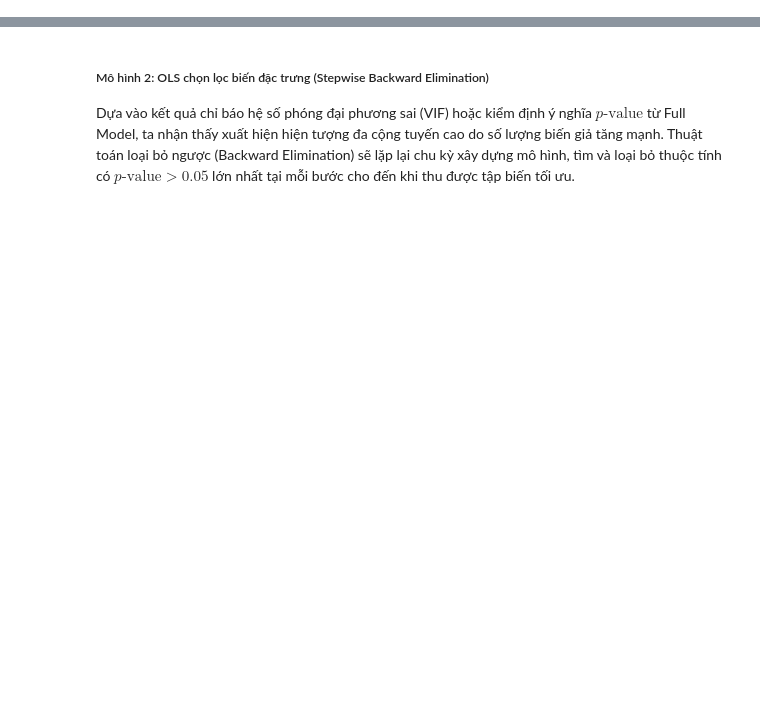
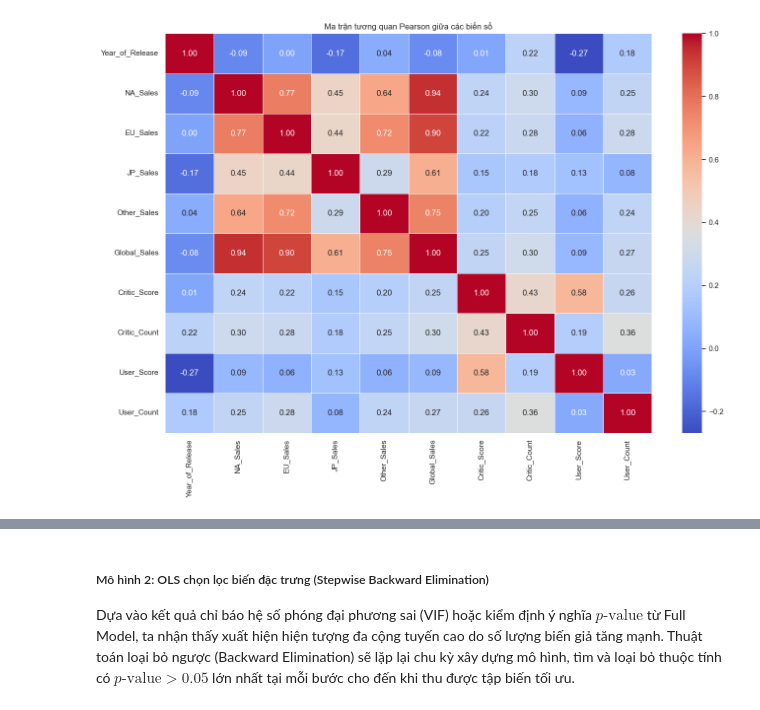
Before and after one commit to khiemhenry-06/khiemhenry-06-DoAn2_TUDTK_DataFitting_OLS, a Jupyter notebook: part2/part2_notebook.ipynb, the cells around one changed output, grey strips where cells are left out. Saved outputs shown, nothing was run; the diff lists cells and outputs as text; code cells hidden in the pictures; blank space fills up the shorter version.

```diff
--- a/part2/part2_notebook.ipynb
+++ b/part2/part2_notebook.ipynb
@@ -35,0 +58,80 @@ Dựa theo quy trình chuẩn của đồ án, dữ liệu sau quá trình EDA s
+# %%
+import pandas as pd
+import numpy as np
+import seaborn as sns
+import matplotlib.pyplot as plt
+import os
+
+# Setup style vẽ biểu đồ cho đẹp và đồng nhất
+sns.set_theme(style="whitegrid", palette="muted")
+plt.rcParams['figure.figsize'] = (12, 8) # Kích thước mặc định cho các biểu đồ
+
+# --- 1. LOAD DỮ LIỆU ---
+print("Đang load dữ liệu...")
+# Cơ chế tìm đường dẫn thông minh để tránh lỗi FileNotFoundError
+csv_path = 'data/video_games_sales.csv'
+if not os.path.exists(csv_path):
+    csv_path = 'part2/data/video_games_sales.csv'
+df = pd.read_csv(csv_path)
+
+# --- 2. TIỀN XỬ LÝ DỮ LIỆU SƠ BỘ ---
+print("Đang tiền xử lý sơ bộ...")
+# Ép kiểu User_Score, chuyển 'tbd' và các lỗi khác thành NaN để tính toán được
+df['User_Score'] = pd.to_numeric(df['User_Score'], errors='coerce')
+
+# --- 3. KHẢO SÁT DỮ LIỆU (EDA) ---
+
+# BIỂU ĐỒ 1: HEATMAP - Ma trận tương quan Pearson
+# Mục tiêu: Đánh giá mối quan hệ tuyến tính sơ bộ và phát hiện Data Leakage.
+print("\n--- Đang vẽ Biểu đồ 1: Heatmap tương quan ---")
+# Lọc chỉ các biến số
+numeric_df = df.select_dtypes(include=[np.number])
+
+# Tóm tắt nhanh dữ liệu khuyết
+missing_numeric = numeric_df.isnull().sum() / len(numeric_df) * 100
+print("Tỷ lệ dữ liệu khuyết (%) ở các biến số:\n", missing_numeric[missing_numeric > 0].sort_values(ascending=False))
+
+# Tính ma trận tương quan
+corr_matrix = numeric_df.corr()
+
+plt.figure(figsize=(14, 10))
+sns.heatmap(corr_matrix, annot=True, cmap='coolwarm', fmt=".2f", linewidths=.5) # fmt=".2f" để hiển thị 2 chữ số thập phân
+plt.title("Ma trận tương quan Pearson giữa các biến số")
+plt.tight_layout()
+
+# BIỂU ĐỒ 2: BOXPLOT - Phân phối Global_Sales theo Genre
+# Mục tiêu: Phát hiện Outliers (các game bom tấn) và so sánh doanh thu các thể loại.
+print("\n--- Đang vẽ Biểu đồ 2: Boxplot Global_Sales theo Genre ---")
+
+# Lọc bỏ các game có doanh thu quá cực đoan (>20 triệu USD) để boxplot phổ biến dễ nhìn hơn
+# nhưng vẫn giữ lại được các outliers có ý nghĩa thống kê.
+subset_df = df[df['Global_Sales'] < 20]
+
+plt.figure(figsize=(16, 9))
+sns.boxplot(x='Genre', y='Global_Sales', data=subset_df, order=subset_df['Genre'].value_counts().index)
+plt.title("Phân phối doanh thu (Global_Sales) theo Thể loại (Genre)\n(Giới hạn doanh thu < 20 triệu USD để dễ quan sát)")
+plt.xticks(rotation=45)
+plt.ylabel("Doanh thu toàn cầu (Triệu USD)")
+plt.tight_layout()
+
+# BIỂU ĐỒ 3: SCATTER PLOT - Mối quan hệ giữa Critic_Score và Global_Sales
+# Mục tiêu: Trực quan hóa mối quan hệ tuyến tính mà Heatmap đã chỉ ra.
+print("\n--- Đang vẽ Biểu đồ 3: Scatter plot Critic_Score vs Global_Sales ---")
+
+plt.figure(figsize=(11, 7))
+# Scatter plot cho điểm chuyên gia vs doanh thu
+# alpha=0.5 để làm mờ điểm, dễ thấy các khu vực tập trung dày đặc
+# Loại bỏ NaN ở cả 2 cột để vẽ mượt hơn
+scatter_data = df[['Critic_Score', 'Global_Sales']].dropna()
+
+sns.scatterplot(x='Critic_Score', y='Global_Sales', data=scatter_data, alpha=0.4, color='b')
+plt.title("Mối quan hệ giữa Điểm chuyên gia (Critic_Score) và Doanh thu (Global_Sales)")
+plt.xlabel("Điểm chuyên gia")
+plt.ylabel("Doanh thu toàn cầu (Triệu USD)")
+plt.tight_layout()
+
+# Hiển thị biểu đồ ngay sau khi chạy
+plt.show()
+
+print("\n--- Đã chạy xong EDA! ---")
+# %% [output]
@@ -35,0 +153 @@ Dựa theo quy trình chuẩn của đồ án, dữ liệu sau quá trình EDA s
+[figure, added]
```
Also changed, not shown: parts of 22 cells of this notebook, 4 other files.
